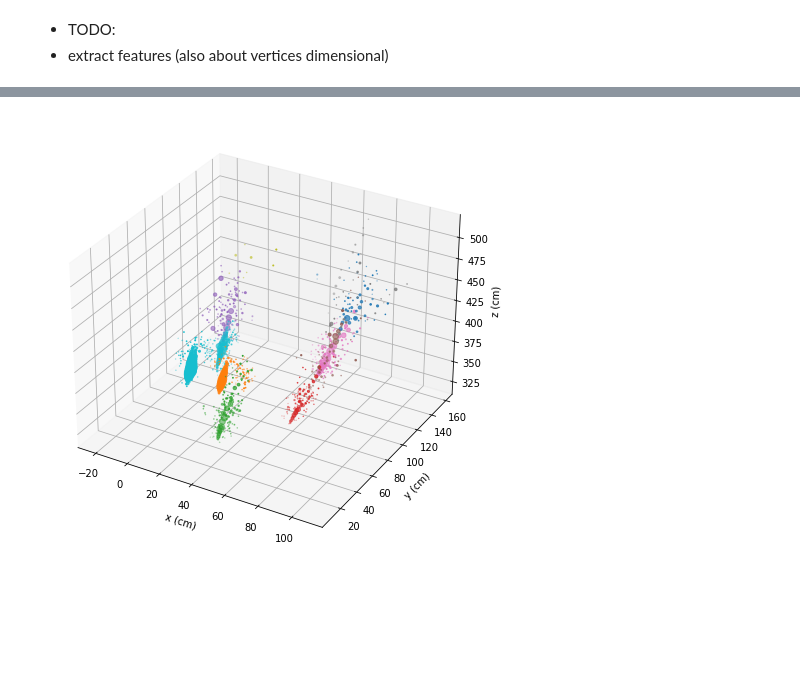
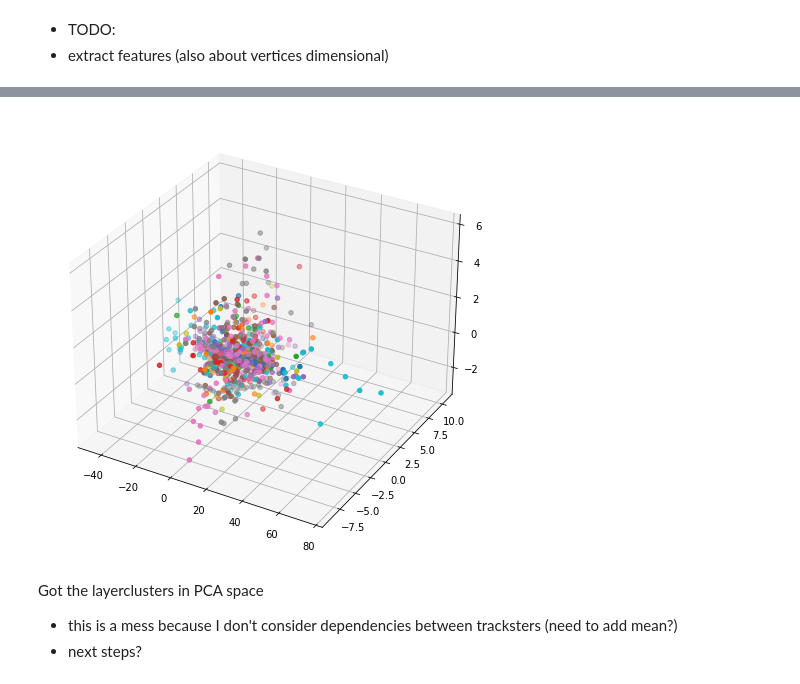
Before and after one commit to edcuba/TICLHack22_PatternReco, a Jupyter notebook: 2_baseline_pca.ipynb, the cells around one changed output, grey strips where cells are left out. Cells and saved outputs as stored; diff of their text form; code cells hidden in the pictures; blank space fills up the shorter version.

```diff
--- a/2_baseline_pca.ipynb
+++ b/2_baseline_pca.ipynb
@@ -50,8 +51,3 @@ def evaluate_remapped(labels):
     rm = remap_array_by_label(v_multi, labels)
     precision, recall, fscore = evaluate(ri, st_indexes, re, st_energy, rm, sv_multi, noise=False)
     print(f"Precision: {precision:.2f}, Recall: {recall:.2f}, F-score: {fscore:.2f}")
-# %%
-x_bary = tracksters["barycenter_x"].array()[eid]
-y_bary = tracksters["barycenter_y"].array()[eid]
-z_bary = tracksters["barycenter_z"].array()[eid]
-X = np.array([x_bary, y_bary, z_bary]).T
@@ -58,3 +56,18 @@ X = np.array([x_bary, y_bary, z_bary]).T
+# %%
+pca_components = []
+
+tvx = tracksters["vertices_x"].array()[eid]
+tvy = tracksters["vertices_y"].array()[eid]
+tvz = tracksters["vertices_z"].array()[eid]
+
+for t_id in range(len(tvx)):
+    X = np.array([tvx[t_id], tvy[t_id], tvz[t_id]]).T   # shape: (datapoint, coords)
+    if X.shape[0] > 2:                                  # at least two datapoints (LC)
+
+        pca = PCA(n_components=3).fit(X).transform(X)   # (datapoint, coords)
+        pca_components.append(pca.T)                    # trackster, coord, datapoint
+
+transformed = ak.Array(pca_components)
 # %% [markdown]
 - TODO:
 - extract features (also about vertices dimensional)
@@ -70,4 +74,16 @@ Precision: 0.81, Recall: 0.68, F-score: 0.74
-# %%
-plot_remapped(eid, kmeans.labels_)
-# %% [output]
-[figure, removed]
+# %%
+# layerclusters in PCA space
+
+fig = plt.figure(figsize=(10, 8))
+ax = fig.add_subplot(111, projection='3d')
+
+for i in range(len(transformed)):
+    ax.scatter(transformed[i,0], transformed[i,1], transformed[i,2], label=i)
+
+plt.show()
+# %% [output]
+[figure, added]
+# %% [markdown]
+Got the layerclusters in PCA space
+- this is a mess because I don't consider dependencies between tracksters (need to add mean?)
+- next steps?
```
Also changed, not shown: parts of 7 cells of this notebook.
